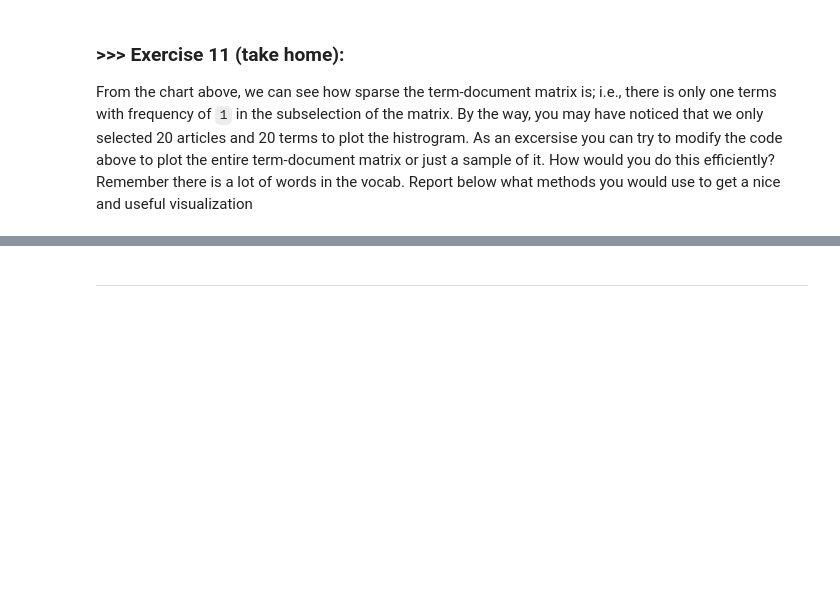
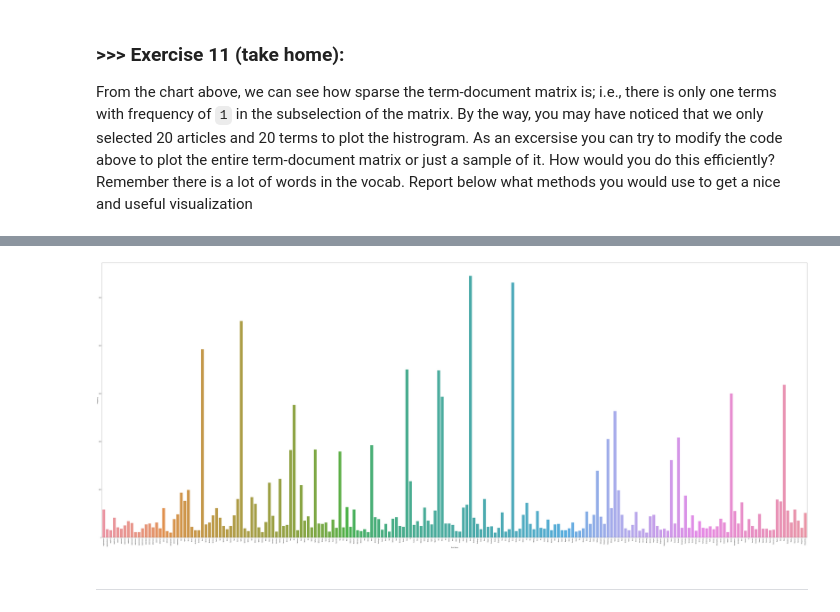
Before and after one commit to YiChiChao/DM2022-Lab1-Master, a Jupyter notebook: DM2022-Lab1-Master.ipynb, the cells around one changed output, grey strips where cells are left out. Drawn from its saved outputs; the diff is of its cells as text; code cells hidden in the pictures; blank space fills up the shorter version.

```diff
--- a/DM2022-Lab1-Master.ipynb
+++ b/DM2022-Lab1-Master.ipynb
@@ -1090,3 +1119,20 @@ From the chart above, we can see how sparse the term-document matrix is; i.e., t
+# %%
+#Filter the less-frequency word out
+count_vector_more = CountVectorizer(min_df=10, max_df = 1000)
+X_counts_more = count_vector_more.fit_transform(X.text)
+#Aggregation
+term_frequencies = []
+for j in range(1650, 1850):
+    term_frequencies.append(sum(X_counts_more[:,j].toarray()))
+
+term_frequencies = np.asarray(X_counts_more.sum(axis=0))[0]
+plt.subplots(figsize=(100, 40))
+g = sns.barplot(x=count_vector_more.get_feature_names_out()[1650:1850],
+            y=term_frequencies[1650:1850])
+g.set(xlabel='Term Name', ylabel='Frequency')
+g.set_xticklabels(count_vector_more.get_feature_names_out()[1650:1850], rotation = 90);
+# %% [output]
+[figure, added]
 # %% [markdown]
 ---
 # %% [markdown]
```
Also changed, not shown: parts of 18 cells of this notebook.
